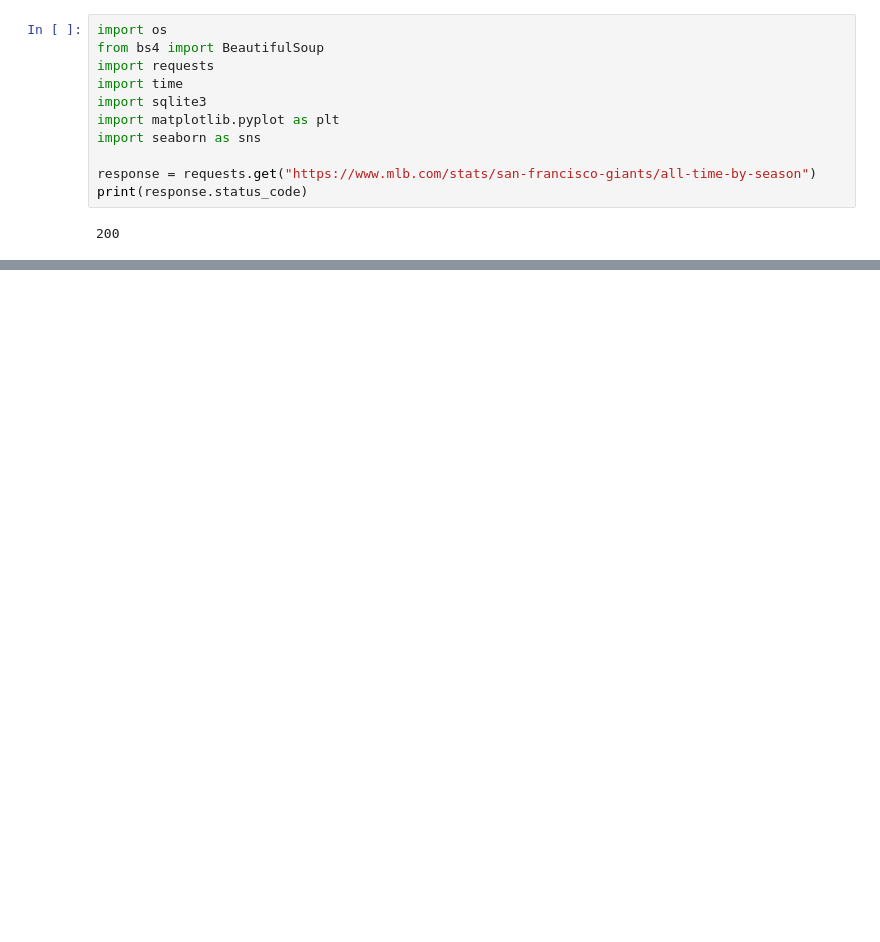
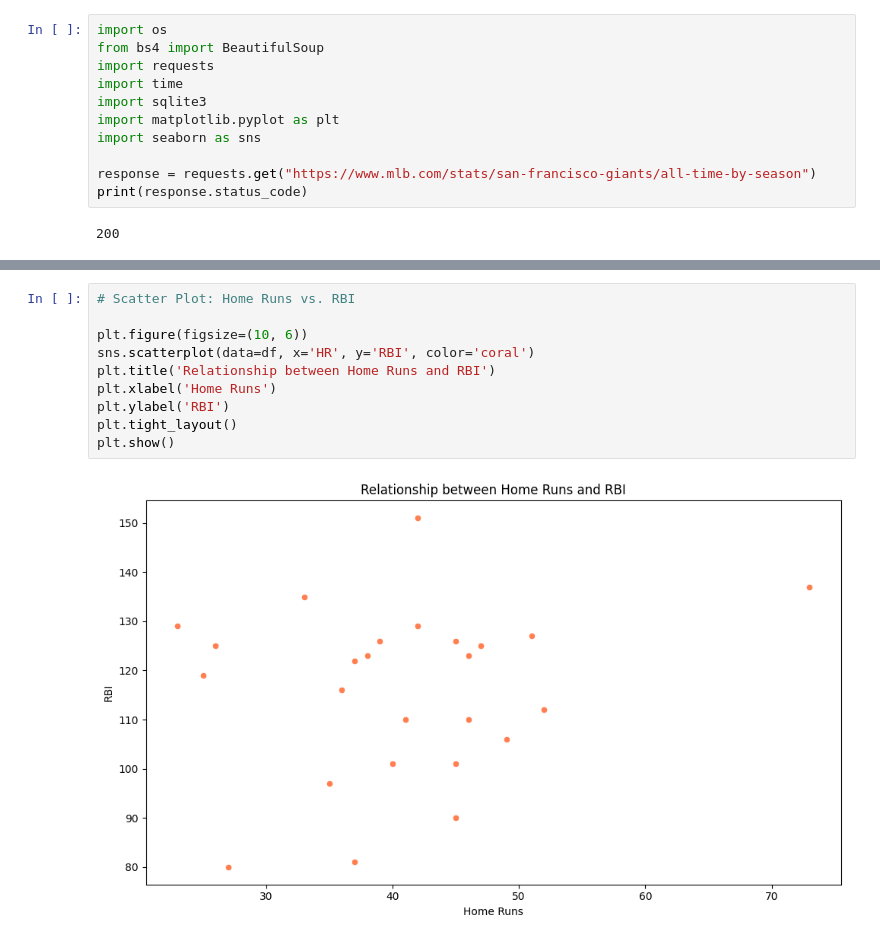
Before and after one commit to 4GeeksAcademy/aaronmatthews4-web-scraping-project-tutorial, a Jupyter notebook: src/explore.ipynb, the cells around one changed output, grey strips where cells are left out. Saved outputs shown, nothing was run; the diff lists cells and outputs as text; blank space fills up the shorter version.

```diff
--- a/src/explore.ipynb
+++ b/src/explore.ipynb
@@ -327,0 +145,12 @@ df
+# %%
+# Scatter Plot: Home Runs vs. RBI
+
+plt.figure(figsize=(10, 6))
+sns.scatterplot(data=df, x='HR', y='RBI', color='coral')
+plt.title('Relationship between Home Runs and RBI')
+plt.xlabel('Home Runs')
+plt.ylabel('RBI')
+plt.tight_layout()
+plt.show()
+# %% [output]
+[figure, added]
```
Also changed, not shown: parts of 13 cells of this notebook, 2 other files.
